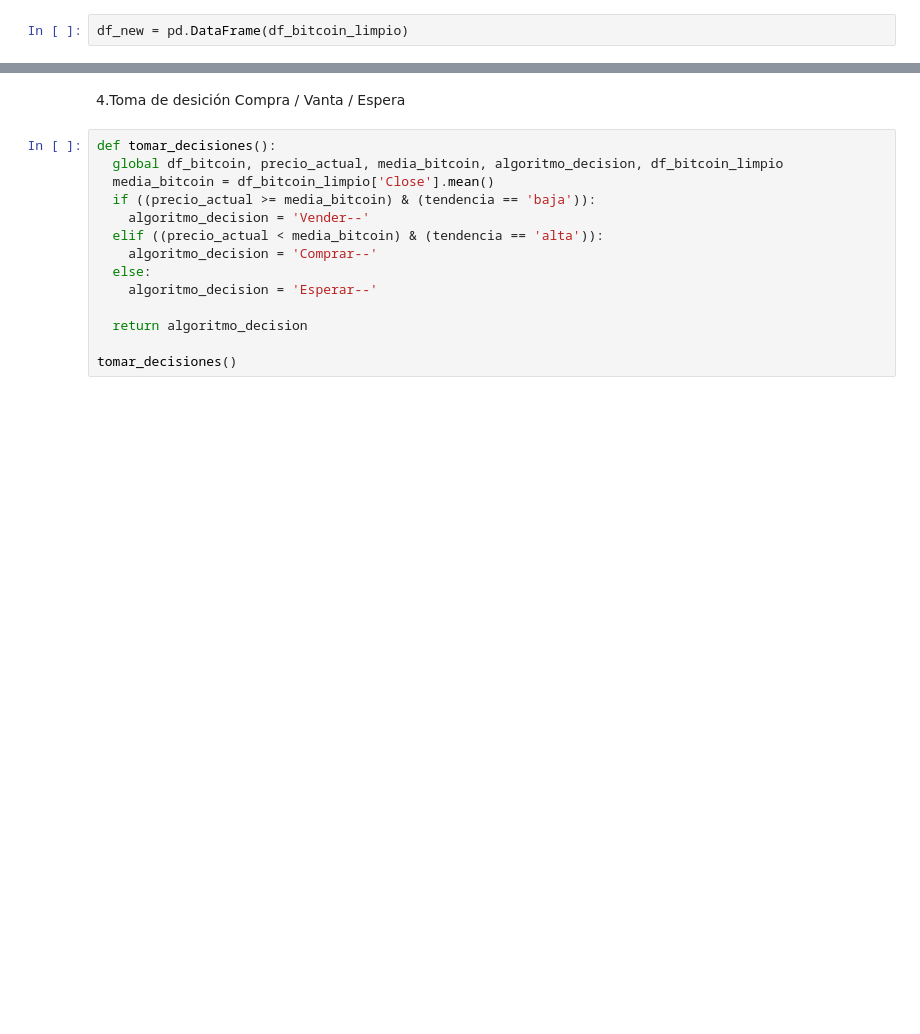
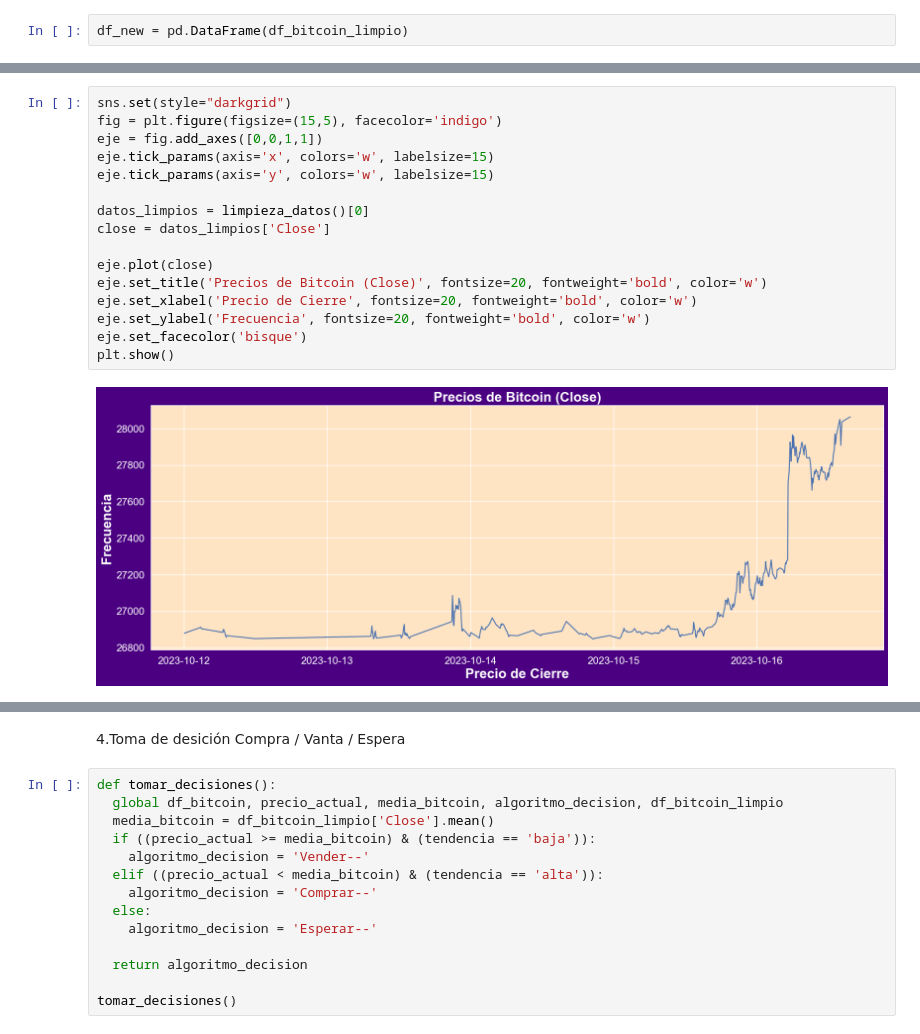
Before and after one commit to Wanves/aluraChallengeRobotTrading, a Jupyter notebook: challenger_data_science.ipynb, the cells around one changed output, grey strips where cells are left out. Drawn from its saved outputs; the diff is of its cells as text; blank space fills up the shorter version.

```diff
--- a/challenger_data_science.ipynb
+++ b/challenger_data_science.ipynb
@@ -143,0 +145,18 @@ plt.show()
+# %%
+sns.set(style="darkgrid")
+fig = plt.figure(figsize=(15,5), facecolor='indigo')
+eje = fig.add_axes([0,0,1,1])
+eje.tick_params(axis='x', colors='w', labelsize=15)
+eje.tick_params(axis='y', colors='w', labelsize=15)
+
+datos_limpios = limpieza_datos()[0]
+close = datos_limpios['Close']
+
+eje.plot(close)
+eje.set_title('Precios de Bitcoin (Close)', fontsize=20, fontweight='bold', color='w')
+eje.set_xlabel('Precio de Cierre', fontsize=20, fontweight='bold', color='w')
+eje.set_ylabel('Frecuencia', fontsize=20, fontweight='bold', color='w')
+eje.set_facecolor('bisque')
+plt.show()
+# %% [output]
+[figure, added]
```
Also changed, not shown: parts of 10 cells of this notebook.
